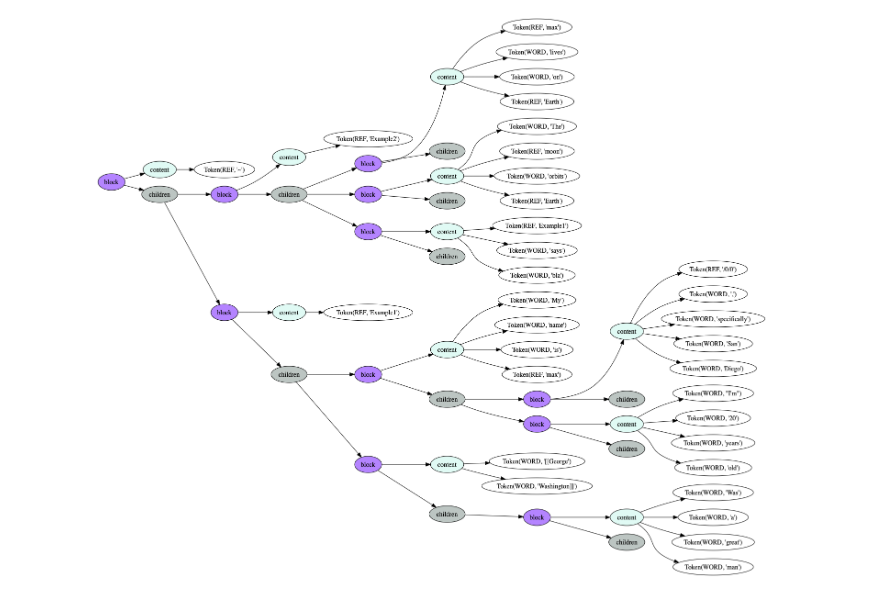
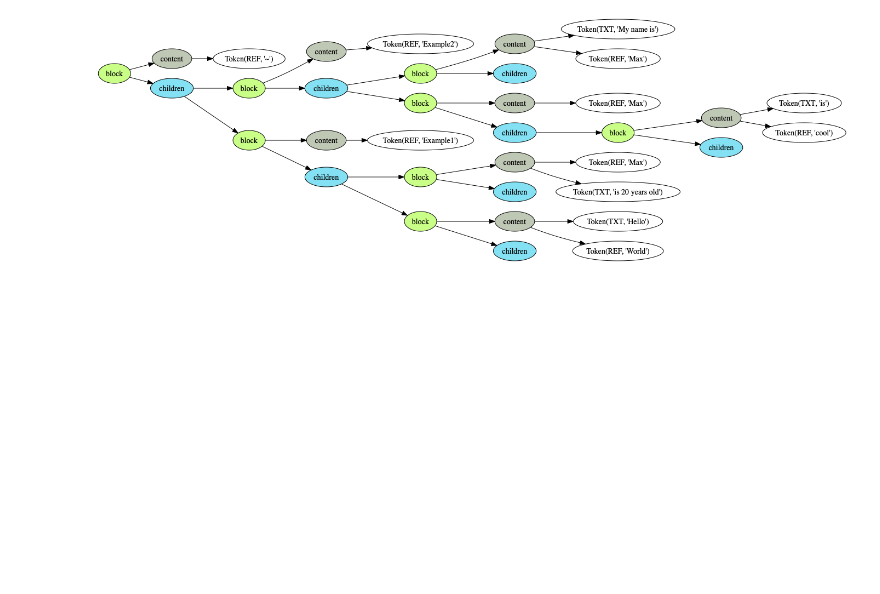
Before and after one commit to maxsun/SemanticScribe, a Jupyter notebook: Playground.ipynb, the cells around one changed output. Saved outputs shown, nothing was run; the diff lists cells and outputs as text; code cells hidden in the pictures; blank space fills up the shorter version.

Commit message:
updated grammar to allow for multiple word references, added graphs viz to notebook

```diff
--- a/Playground.ipynb
+++ b/Playground.ipynb
@@ -19,19 +20,18 @@ def display_tree(t, filename='viz.png'):
 # %%
 class TreeIndenter(Indenter):
     NL_type = '_NL'
-    OPEN_PAREN_types = []
-    CLOSE_PAREN_types = []
+    OPEN_PAREN_types = ["OPEN_REF"]
+    CLOSE_PAREN_types = ["CLOSE_REF"]
     INDENT_type = '_INDENT'
     DEDENT_type = '_DEDENT'
-    tab_len = 2
+    tab_len = 8
 
 class BTransformer(Transformer):
-    def value(self, args):
-        token = args[0]
-        token_value = str(token)
-        if token.type == 'REF':
-            token_value = token_value.replace('[[', '').replace(']]', '')
-        return Token(token.type, token_value)
+    def text(self, items):
+        return Token('TXT', ' '.join(items))
+
+    def reference(self, items):
+        return Token('REF', ' '.join(items))
 
 
 class Block:
@@ -68,23 +68,74 @@ class Block:
             'content': content
         }
 
+    def flatten(self, path=''):
+        results = {}
+        block_text = self.content
+        block_children = self.children
+        results[path] = self
+        for i, b in enumerate(block_children):
+            results.update(b.flatten(path + '/' + str(i)))
+        return results
+
+    def get_refs(self, depth=0):
+        all_refs = set()
+        for token in self.content:
+            if token.type == 'REF':
+                all_refs.add(str(token))
+        if depth > 0:
+            for block in self.children:
+                all_refs.update(block.get_refs(depth - 1))
+        return all_refs
+
+    def get_by_ref(self, ref_text, recursive=False):
+        results = []
+        for token in self.content:
+            print('>>>', token, ref_text)
+            if token.type == 'REF' and token == ref_text:
+                results.append(self)
+        if recursive:
+            for block in self.children:
+                results += block.get_by_ref(ref_text, recursive)
+        return results
+
+    def get_by_path(self, path):
+        a = path.split('/')[0]
+        r = '/'.join(path.split('/')[1:])
+        if a == '' and len(r) == 0:
+            return self
+        elif a == '' and len(path.split('/')) > 1:
+            return self.get_by_path(r)
+        elif a.isnumeric():
+            return self.children[int(a)].get_by_path(r)
+
     def show(self):
         display_tree(self.toTree())
 
-# GRAMMAR = open('grammar.lark').read()
+    def __iter__(self):
+        "implement the iterator protocol"
+        for v in chain(*map(iter, self.children)):
+            yield v
+        yield self
+
+    def __repr__(self):
+        return ' '.join(self.content)
+
+
 GRAMMAR = r"""
-    ?start: (_NL* block)* -> children
-
+    ?start: (_NL* block)* -> start
     block: "- " content _NL children
     children: [_INDENT block* _DEDENT]
-    content: value*
-    value: WORD | REF -> value
 
-    REF: /\[\[/ [WORD] /\]\]/
-    WORD: /\S+/
+    content: (text|reference)+
+    text: (WORD)+
+    reference: "[[" (WORD)+ "]]"
 
+    WORD: /([^(\[|\]|\s)])/+
+
+    %import common.LETTER
+    %import common.DIGIT
+    %import common.WS_INLINE
     %declare _INDENT _DEDENT
-    %import common.WS_INLINE
     %ignore WS_INLINE
     _NL: /(\r?\n(\s)*)+/
 """
@@ -95,31 +146,31 @@ PARSER = Lark(
     postlex=TreeIndenter(),
     transformer=BTransformer())
 
 
 def parse_blocks(text):
     return PARSER.parse(text).children
 
 
 def parse_notefile(note_path):
     text = open(note_path).read() + '\n'
     note_title = os.path.basename(note_path).replace('.md', '')
     blocks = [Block.fromTree(x) for x in parse_blocks(text)]
     root_text = [Token('REF', note_title)]
     return Block(content=root_text, children=blocks)
 
 
 def parse_notefiles(folder_path):
     paths = [x for x in os.listdir(folder_path) if x.endswith('.md')]
     note_blocks = []
     for path in paths:
         note_title = path.replace('.md', '')
         note_tree = parse_notefile(NOTES_FOLDER + path)
         note_blocks.append(note_tree)
     return Block(content=[Token('REF', value='~')], children=note_blocks)
 
 
 NOTES_FOLDER = './note_files/'
 notes_data = parse_notefiles(NOTES_FOLDER)
 notes_data.show()
 # %% [output]
-[figure, old version]
+[figure, new version]
```
Also changed, not shown: parts of 7 cells of this notebook.
